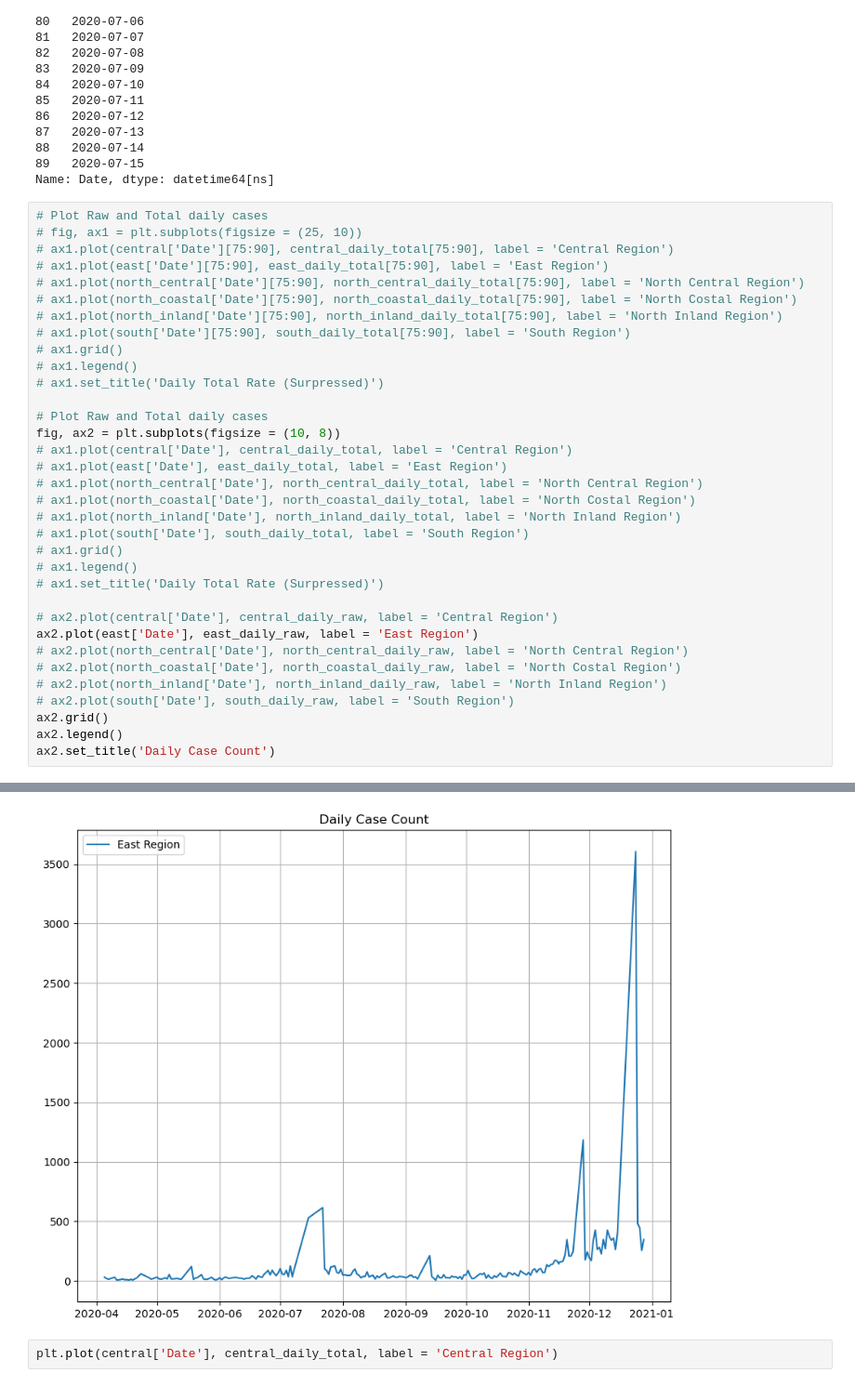
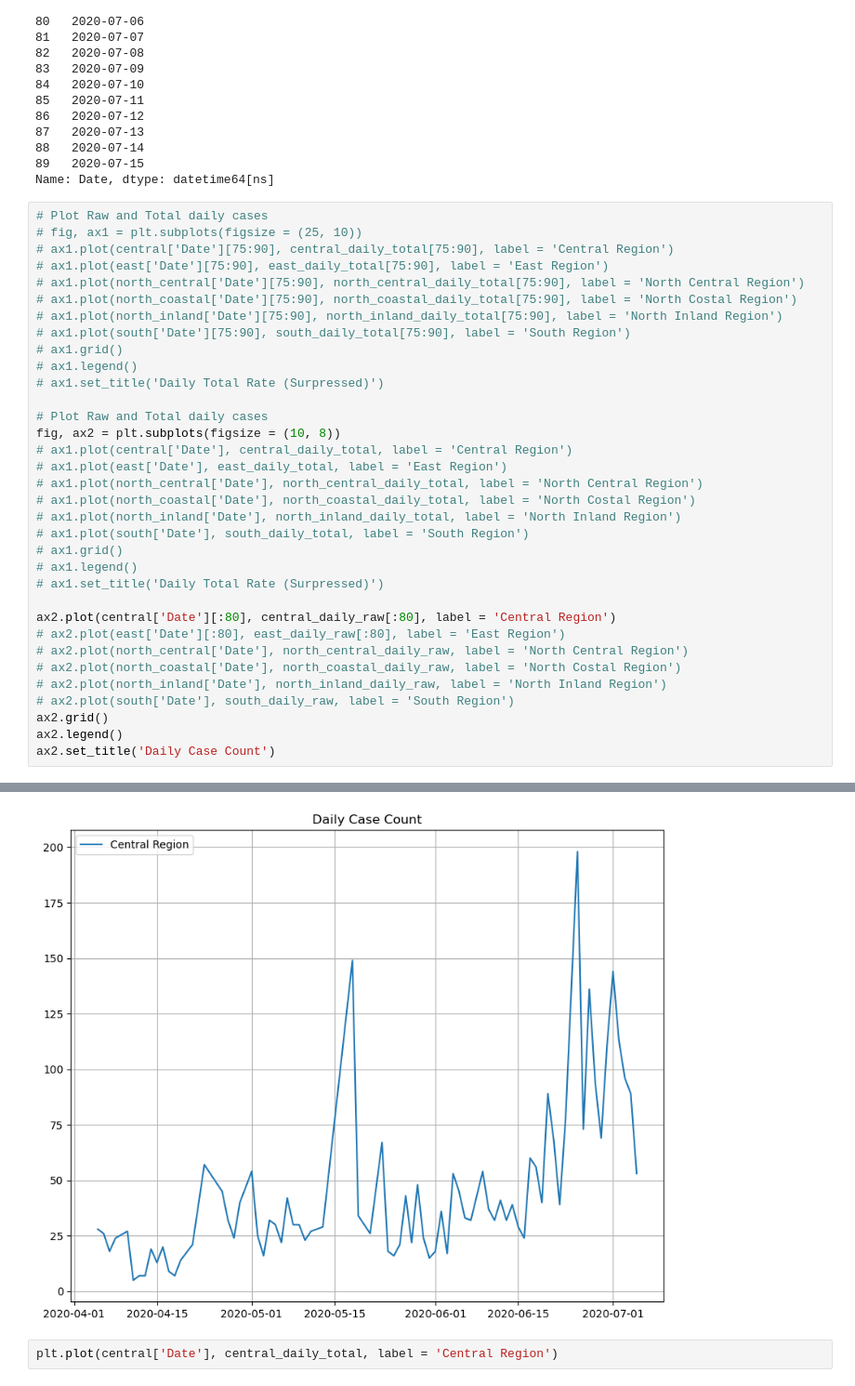
Before and after one commit to kazi0302/COVID-19-Modeling-and-Parameter-Fitting, a Jupyter notebook: Data/Data_Cleaning->Not_In_Use.ipynb, the cells around one changed output, grey strips where cells are left out. Shown at 93% size. Drawn from its saved outputs; the diff is of its cells as text.

```diff
--- a/Data/Data_Cleaning->Not_In_Use.ipynb
+++ b/Data/Data_Cleaning->Not_In_Use.ipynb
@@ -104,36 +104,36 @@ Name: Date, dtype: datetime64[ns]
 # ax1.plot(east['Date'][75:90], east_daily_total[75:90], label = 'East Region')
 # ax1.plot(north_central['Date'][75:90], north_central_daily_total[75:90], label = 'North Central Region')
 # ax1.plot(north_coastal['Date'][75:90], north_coastal_daily_total[75:90], label = 'North Costal Region')
 # ax1.plot(north_inland['Date'][75:90], north_inland_daily_total[75:90], label = 'North Inland Region')
 # ax1.plot(south['Date'][75:90], south_daily_total[75:90], label = 'South Region')
 # ax1.grid()
 # ax1.legend()
 # ax1.set_title('Daily Total Rate (Surpressed)')
 
 # Plot Raw and Total daily cases
 fig, ax2 = plt.subplots(figsize = (10, 8))
 # ax1.plot(central['Date'], central_daily_total, label = 'Central Region')
 # ax1.plot(east['Date'], east_daily_total, label = 'East Region')
 # ax1.plot(north_central['Date'], north_central_daily_total, label = 'North Central Region')
 # ax1.plot(north_coastal['Date'], north_coastal_daily_total, label = 'North Costal Region')
 # ax1.plot(north_inland['Date'], north_inland_daily_total, label = 'North Inland Region')
 # ax1.plot(south['Date'], south_daily_total, label = 'South Region')
 # ax1.grid()
 # ax1.legend()
 # ax1.set_title('Daily Total Rate (Surpressed)')
 
-# ax2.plot(central['Date'], central_daily_raw, label = 'Central Region')
-ax2.plot(east['Date'], east_daily_raw, label = 'East Region')
+ax2.plot(central['Date'][:80], central_daily_raw[:80], label = 'Central Region')
+# ax2.plot(east['Date'][:80], east_daily_raw[:80], label = 'East Region')
 # ax2.plot(north_central['Date'], north_central_daily_raw, label = 'North Central Region')
 # ax2.plot(north_coastal['Date'], north_coastal_daily_raw, label = 'North Costal Region')
 # ax2.plot(north_inland['Date'], north_inland_daily_raw, label = 'North Inland Region')
 # ax2.plot(south['Date'], south_daily_raw, label = 'South Region')
 ax2.grid()
 ax2.legend()
 ax2.set_title('Daily Case Count')
 # %% [output]
 Text(0.5, 1.0, 'Daily Case Count')
-[figure, old version]
+[figure, new version]
 # %%
 plt.plot(central['Date'], central_daily_total, label = 'Central Region')
 # %% [output]
```
Also changed, not shown: 4 other files.
